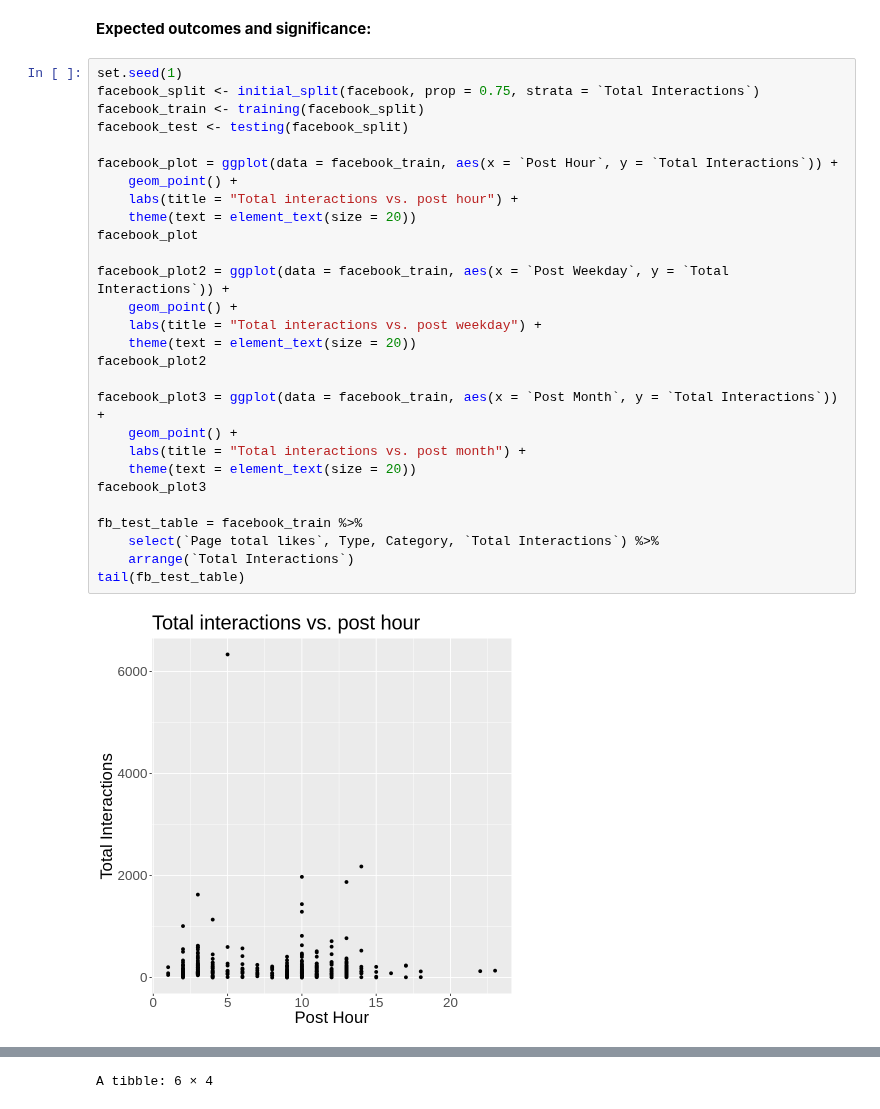
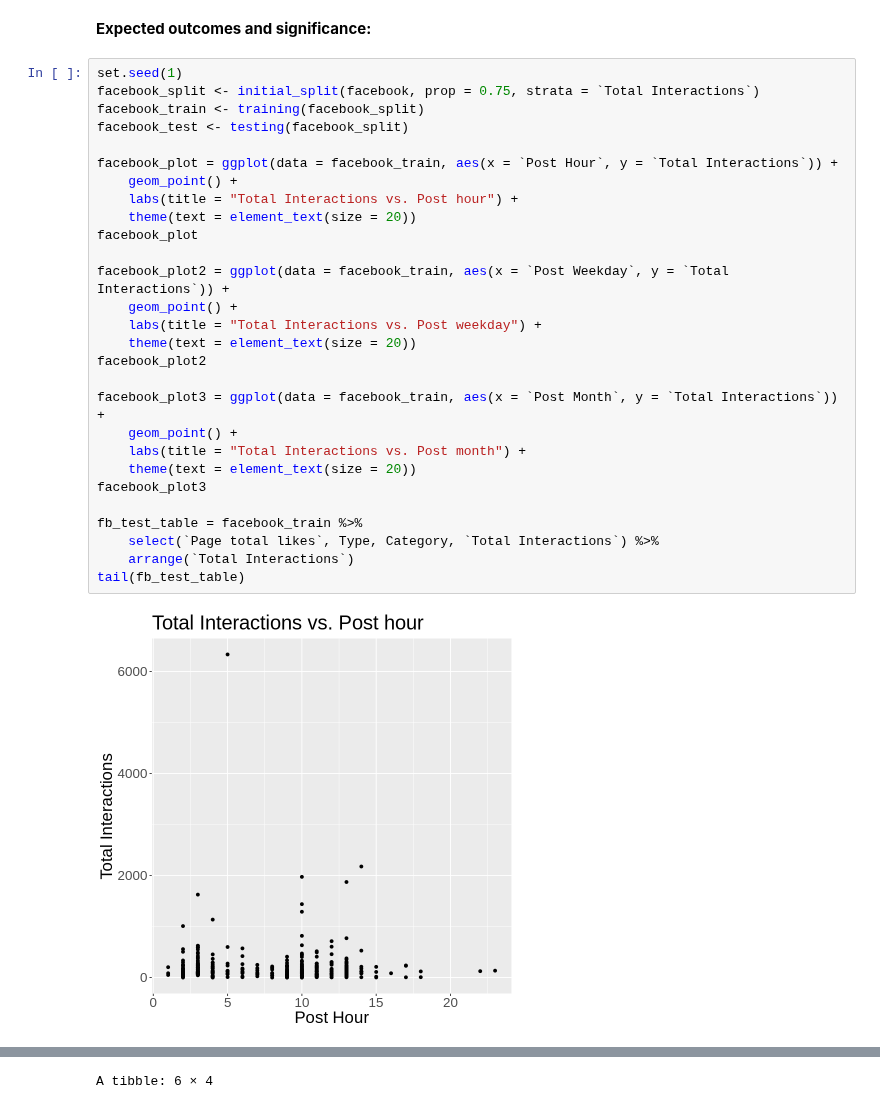
Before and after one commit to amellios/data_science_woohoo, a Jupyter notebook: OwO.ipynb, the cells around one changed output, grey strips where cells are left out. Drawn from its saved outputs; the diff is of its cells as text.

Commit message:
Title change committ

```diff
--- a/OwO.ipynb
+++ b/OwO.ipynb
@@ -74,30 +74,30 @@ A tibble: 6 × 19
 # %%
 set.seed(1)
 facebook_split <- initial_split(facebook, prop = 0.75, strata = `Total Interactions`)
 facebook_train <- training(facebook_split)
 facebook_test <- testing(facebook_split)
 
 facebook_plot = ggplot(data = facebook_train, aes(x = `Post Hour`, y = `Total Interactions`)) +
     geom_point() +
-    labs(title = "Total interactions vs. post hour") +
+    labs(title = "Total Interactions vs. Post hour") +
     theme(text = element_text(size = 20))
 facebook_plot
 
 facebook_plot2 = ggplot(data = facebook_train, aes(x = `Post Weekday`, y = `Total Interactions`)) +
     geom_point() +
-    labs(title = "Total interactions vs. post weekday") +
+    labs(title = "Total Interactions vs. Post weekday") +
     theme(text = element_text(size = 20))
 facebook_plot2
 
 facebook_plot3 = ggplot(data = facebook_train, aes(x = `Post Month`, y = `Total Interactions`)) +
     geom_point() +
-    labs(title = "Total interactions vs. post month") +
+    labs(title = "Total Interactions vs. Post month") +
     theme(text = element_text(size = 20))
 facebook_plot3
 
 fb_test_table = facebook_train %>%
     select(`Page total likes`, Type, Category, `Total Interactions`) %>%
     arrange(`Total Interactions`)
 tail(fb_test_table)
 # %% [output]
-[figure, old version]
+[figure, new version]
```
Also changed, not shown: parts of 1 cell of this notebook.
